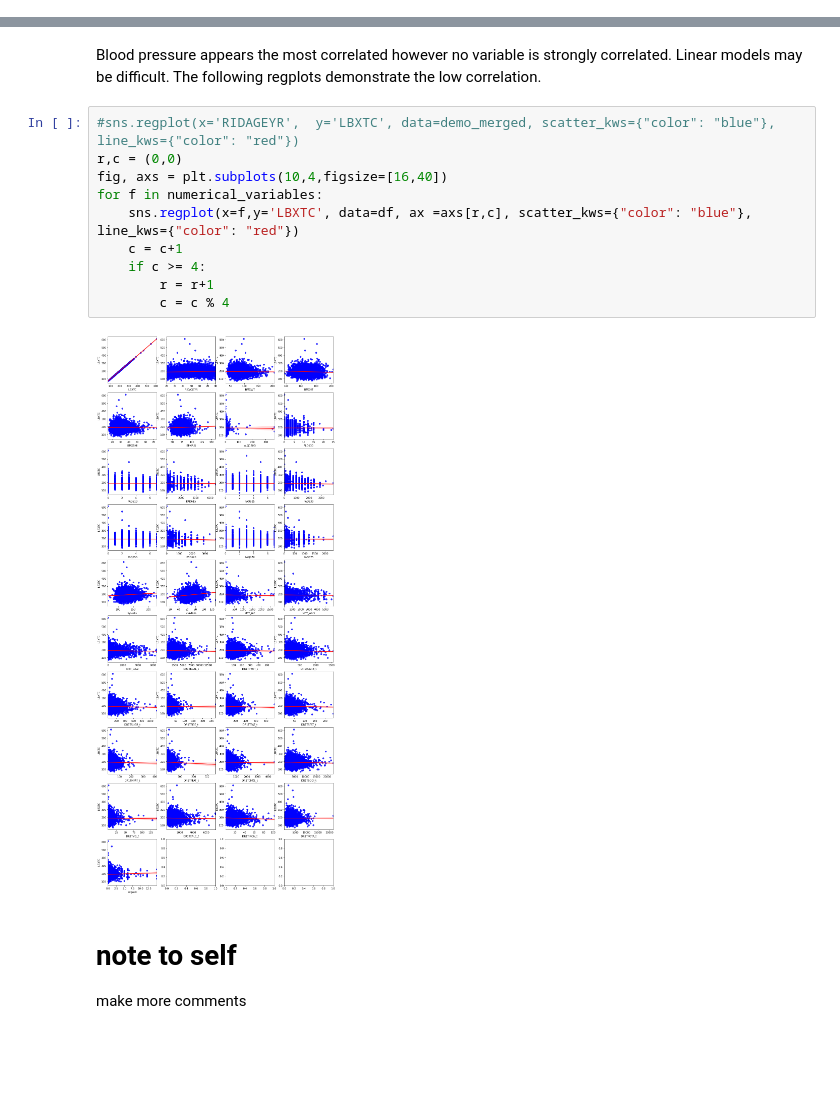
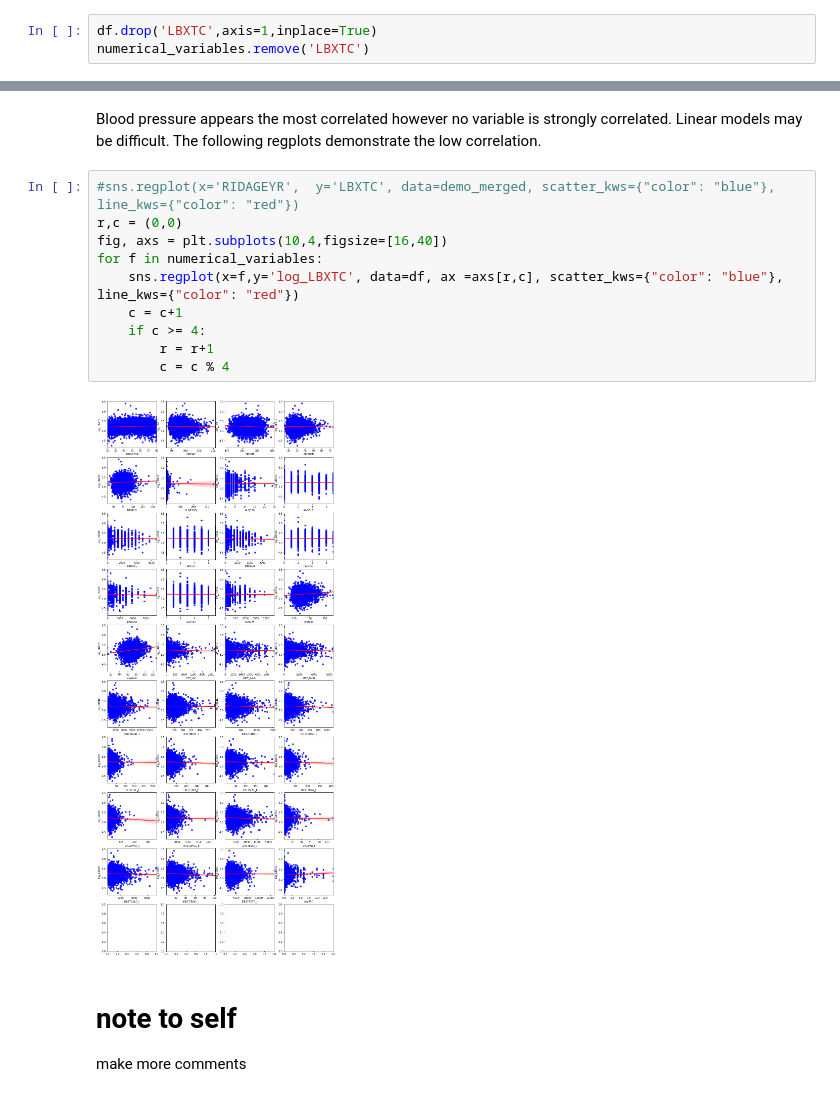
Before and after one commit to mathisme/ThinkfulDSFinalCapstone, a Jupyter notebook: final.ipynb, the cells around one changed output, grey strips where cells are left out. Saved outputs shown, nothing was run; the diff lists cells and outputs as text; blank space fills up the shorter version.

```diff
--- a/final.ipynb
+++ b/final.ipynb
@@ -634,3 +649,6 @@ df['log_LBXTC']=np.log(df.LBXTC)
+# %%
+df.drop('LBXTC',axis=1,inplace=True)
+numerical_variables.remove('LBXTC')
 # %% [markdown]
 ### Histograms of continuous variables
 # %%
@@ -689,15 +707,15 @@ Blood pressure appears the most correlated however no variable is strongly corre
 # %%
 #sns.regplot(x='RIDAGEYR',  y='LBXTC', data=demo_merged, scatter_kws={"color": "blue"}, line_kws={"color": "red"})
 r,c = (0,0)
 fig, axs = plt.subplots(10,4,figsize=[16,40])
 for f in numerical_variables:
-    sns.regplot(x=f,y='LBXTC', data=df, ax =axs[r,c], scatter_kws={"color": "blue"}, line_kws={"color": "red"})
+    sns.regplot(x=f,y='log_LBXTC', data=df, ax =axs[r,c], scatter_kws={"color": "blue"}, line_kws={"color": "red"})
     c = c+1
     if c >= 4:
         r = r+1
         c = c % 4
 # %% [output]
-[figure, old version]
+[figure, new version]
 # %% [markdown]
 # note to self
 make more comments
```
Also changed, not shown: parts of 26 cells of this notebook.
